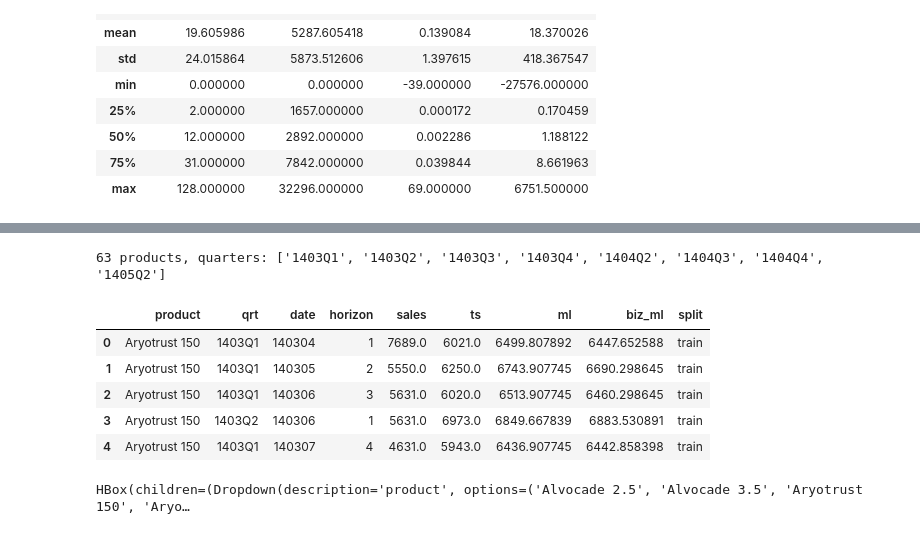
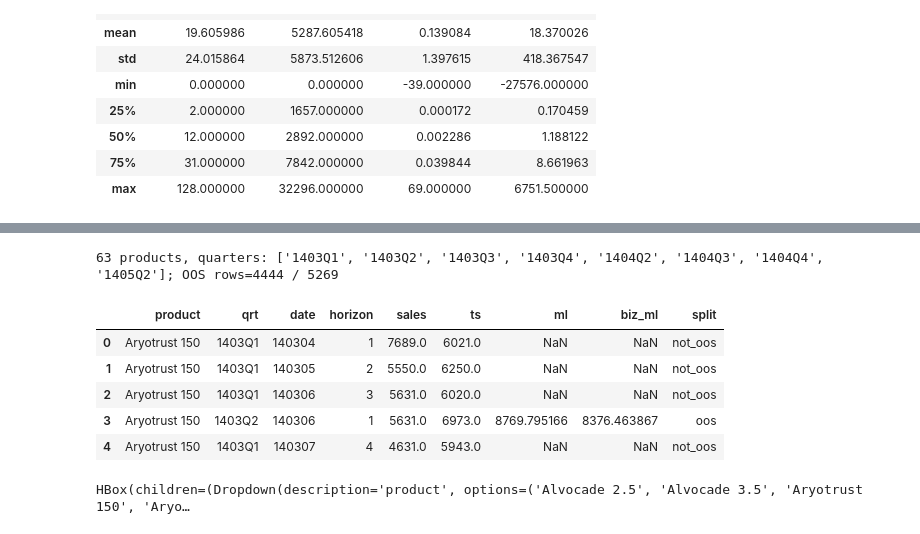
Before and after one commit to ki94mach/PharmProd_Forecast, a Jupyter notebook: notebooks/residual_prediction.ipynb, the cells around one changed output, grey strips where cells are left out. Saved outputs shown, nothing was run; the diff lists cells and outputs as text; code cells hidden in the pictures.

```diff
--- a/notebooks/residual_prediction.ipynb
+++ b/notebooks/residual_prediction.ipynb
@@ -910,27 +1135,50 @@ Predictions are scored on the full cleaned panel (`feat_model`). Rows whose Sham
 # %%
 import matplotlib.pyplot as plt
+from IPython.display import display
 
-# Score full cleaned panel for interactive exploration
-compare_df = feat_model.copy()
-compare_df["pred_resid_base"] = model_base.predict(compare_df[BASELINE_FEATURES])
-compare_df["pred_resid_biz"] = model_biz.predict(compare_df[ALL_FEATURES])
+# Base panel + OOS rolling predictions (primary). No global in-sample rescoring as primary.
+oos_cols = [
+    "product",
+    "qrt",
+    "date",
+    "origin",
+    "horizon",
+    "pred_resid_base",
+    "pred_resid_biz",
+    "forecast_adj_base",
+    "forecast_adj_biz",
+    "test_origin",
+    "train_date_max",
+]
+compare_df = feat_model.merge(
+    rolling_predictions[oos_cols],
+    on=["product", "qrt", "date", "origin", "horizon"],
+    how="left",
+    suffixes=("", "_oos"),
+)
 compare_df["ts"] = compare_df["forecast"]
-compare_df["ml"] = np.maximum(0, compare_df["forecast"] + compare_df["pred_resid_base"])
-compare_df["biz_ml"] = np.maximum(0, compare_df["forecast"] + compare_df["pred_resid_biz"])
-compare_df["split"] = np.where(compare_df["date"].isin(TEST_DATES), "test", "train")
+compare_df["ml"] = compare_df["forecast_adj_base"]
+compare_df["biz_ml"] = compare_df["forecast_adj_biz"]
+compare_df["split"] = np.where(compare_df["test_origin"].notna(), "oos", "not_oos")
 
 available_products = sorted(compare_df["product"].dropna().unique())
 available_qrts = sorted(compare_df["qrt"].dropna().unique())
-print(f"{len(available_products)} products, quarters: {available_qrts}")
-compare_df[["product", "qrt", "date", "horizon", "sales", "ts", "ml", "biz_ml", "split"]].head()
+n_oos = int(compare_df["split"].eq("oos").sum())
+print(
+    f"{len(available_products)} products, quarters: {available_qrts}; "
+    f"OOS rows={n_oos} / {len(compare_df)}"
+)
+compare_df[
+    ["product", "qrt", "date", "horizon", "sales", "ts", "ml", "biz_ml", "split"]
+].head()
 # %% [output]
-63 products, quarters: ['1403Q1', '1403Q2', '1403Q3', '1403Q4', '1404Q2', '1404Q3', '1404Q4', '1405Q2']
+63 products, quarters: ['1403Q1', '1403Q2', '1403Q3', '1403Q4', '1404Q2', '1404Q3', '1404Q4', '1405Q2']; OOS rows=4444 / 5269
 |  | product | qrt | date | horizon | sales | ts | ml | biz_ml | split |
-| 0 | Aryotrust 150 | 1403Q1 | 140304 | 1 | 7689.0 | 6021.0 | 6499.807892 | 6447.652588 | train |
-| 1 | Aryotrust 150 | 1403Q1 | 140305 | 2 | 5550.0 | 6250.0 | 6743.907745 | 6690.298645 | train |
-| 2 | Aryotrust 150 | 1403Q1 | 140306 | 3 | 5631.0 | 6020.0 | 6513.907745 | 6460.298645 | train |
-| 3 | Aryotrust 150 | 1403Q2 | 140306 | 1 | 5631.0 | 6973.0 | 6849.667839 | 6883.530891 | train |
-| 4 | Aryotrust 150 | 1403Q1 | 140307 | 4 | 4631.0 | 5943.0 | 6436.907745 | 6442.858398 | train |
+| 0 | Aryotrust 150 | 1403Q1 | 140304 | 1 | 7689.0 | 6021.0 | NaN | NaN | not_oos |
+| 1 | Aryotrust 150 | 1403Q1 | 140305 | 2 | 5550.0 | 6250.0 | NaN | NaN | not_oos |
+| 2 | Aryotrust 150 | 1403Q1 | 140306 | 3 | 5631.0 | 6020.0 | NaN | NaN | not_oos |
+| 3 | Aryotrust 150 | 1403Q2 | 140306 | 1 | 5631.0 | 6973.0 | 8769.795166 | 8376.463867 | oos |
+| 4 | Aryotrust 150 | 1403Q1 | 140307 | 4 | 4631.0 | 5943.0 | NaN | NaN | not_oos |
 # %%
 # --- Select product & quarter (edit these, or use widgets below if available) ---
 PRODUCT = available_products[0]
```
Also changed, not shown: parts of 10 cells of this notebook.
